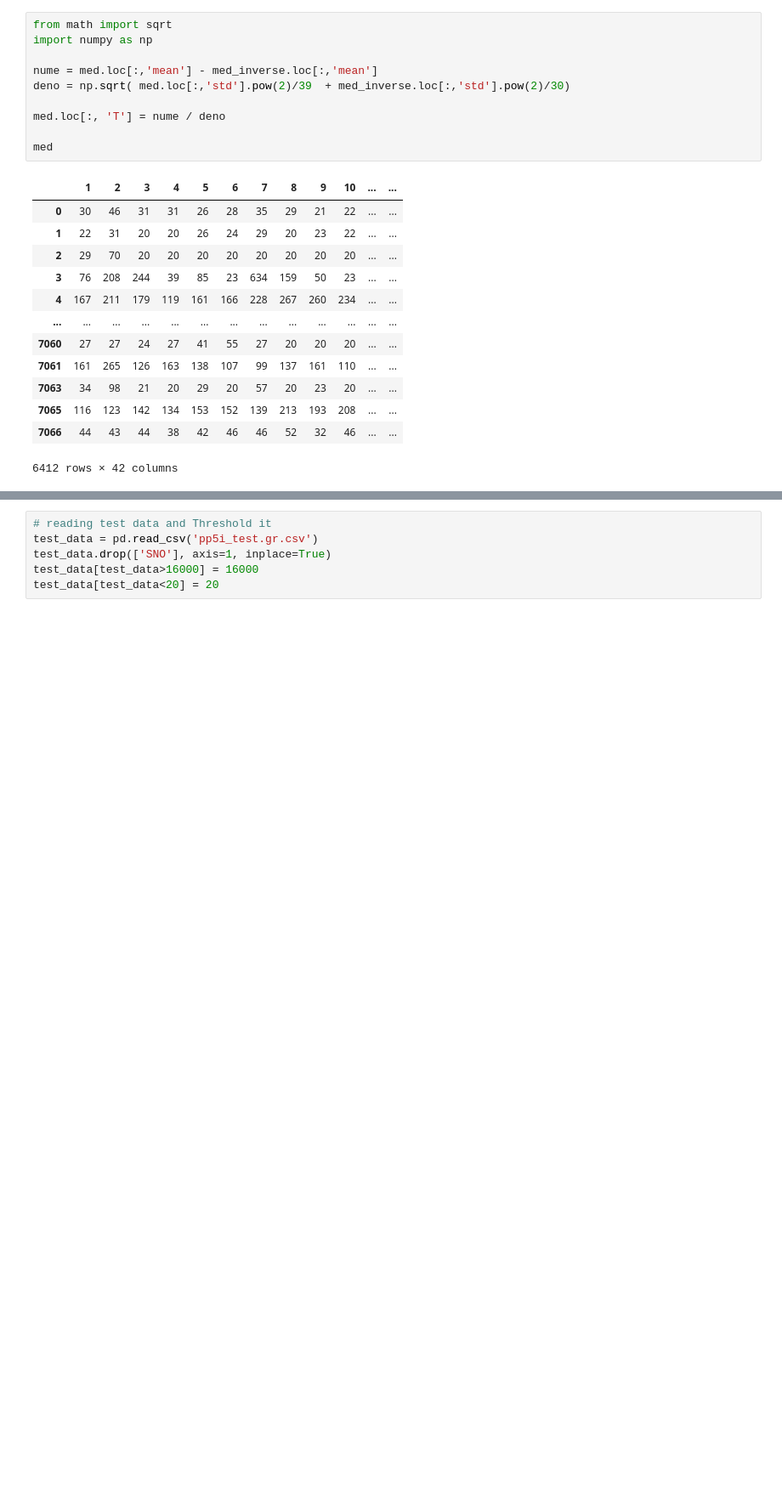
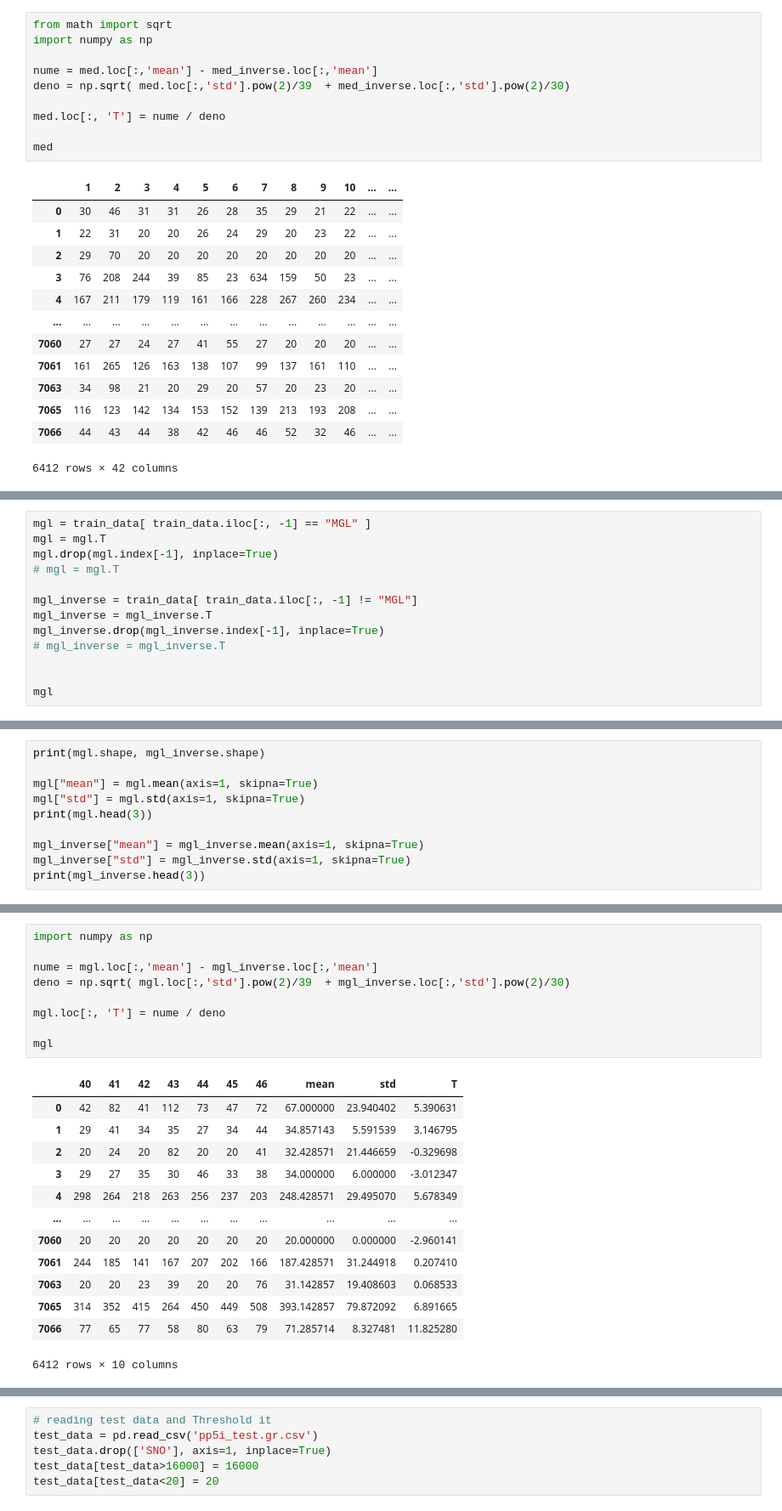
Before and after one commit to minaee/Data-Mining-Project-, a Jupyter notebook: test.ipynb, the cells around one changed output, grey strips where cells are left out. Shown at 85% size. Drawn from its saved outputs; the diff is of its cells as text; blank space fills up the shorter version.

```diff
--- a/test.ipynb
+++ b/test.ipynb
@@ -122,0 +127,13 @@ med
+# %%
+mgl = train_data[ train_data.iloc[:, -1] == "MGL" ]
+mgl = mgl.T
+mgl.drop(mgl.index[-1], inplace=True)
+# mgl = mgl.T
+
+mgl_inverse = train_data[ train_data.iloc[:, -1] != "MGL"]
+mgl_inverse = mgl_inverse.T
+mgl_inverse.drop(mgl_inverse.index[-1], inplace=True)
+# mgl_inverse = mgl_inverse.T
+
+
+mgl
@@ -122,0 +154,10 @@ med
+# %%
+print(mgl.shape, mgl_inverse.shape)
+
+mgl["mean"] = mgl.mean(axis=1, skipna=True)
+mgl["std"] = mgl.std(axis=1, skipna=True)
+print(mgl.head(3))
+
+mgl_inverse["mean"] = mgl_inverse.mean(axis=1, skipna=True)
+mgl_inverse["std"] = mgl_inverse.std(axis=1, skipna=True)
+print(mgl_inverse.head(3))
@@ -122,0 +181,23 @@ med
+# %%
+import numpy as np
+
+nume = mgl.loc[:,'mean'] - mgl_inverse.loc[:,'mean']
+deno = np.sqrt( mgl.loc[:,'std'].pow(2)/39  + mgl_inverse.loc[:,'std'].pow(2)/30)
+
+mgl.loc[:, 'T'] = nume / deno
+
+mgl
+# %% [output]
+|  | 40 | 41 | 42 | 43 | 44 | 45 | 46 | mean | std | T |
+| 0 | 42 | 82 | 41 | 112 | 73 | 47 | 72 | 67.000000 | 23.940402 | 5.390631 |
+| 1 | 29 | 41 | 34 | 35 | 27 | 34 | 44 | 34.857143 | 5.591539 | 3.146795 |
+| 2 | 20 | 24 | 20 | 82 | 20 | 20 | 41 | 32.428571 | 21.446659 | -0.329698 |
+| 3 | 29 | 27 | 35 | 30 | 46 | 33 | 38 | 34.000000 | 6.000000 | -3.012347 |
+| 4 | 298 | 264 | 218 | 263 | 256 | 237 | 203 | 248.428571 | 29.495070 | 5.678349 |
+| ... | ... | ... | ... | ... | ... | ... | ... | ... | ... | ... |
+| 7060 | 20 | 20 | 20 | 20 | 20 | 20 | 20 | 20.000000 | 0.000000 | -2.960141 |
+| 7061 | 244 | 185 | 141 | 167 | 207 | 202 | 166 | 187.428571 | 31.244918 | 0.207410 |
+| 7063 | 20 | 20 | 23 | 39 | 20 | 20 | 76 | 31.142857 | 19.408603 | 0.068533 |
+| 7065 | 314 | 352 | 415 | 264 | 450 | 449 | 508 | 393.142857 | 79.872092 | 6.891665 |
+| 7066 | 77 | 65 | 77 | 58 | 80 | 63 | 79 | 71.285714 | 8.327481 | 11.825280 |
+6412 rows × 10 columns
```
Also changed, not shown: parts of 10 cells of this notebook.
